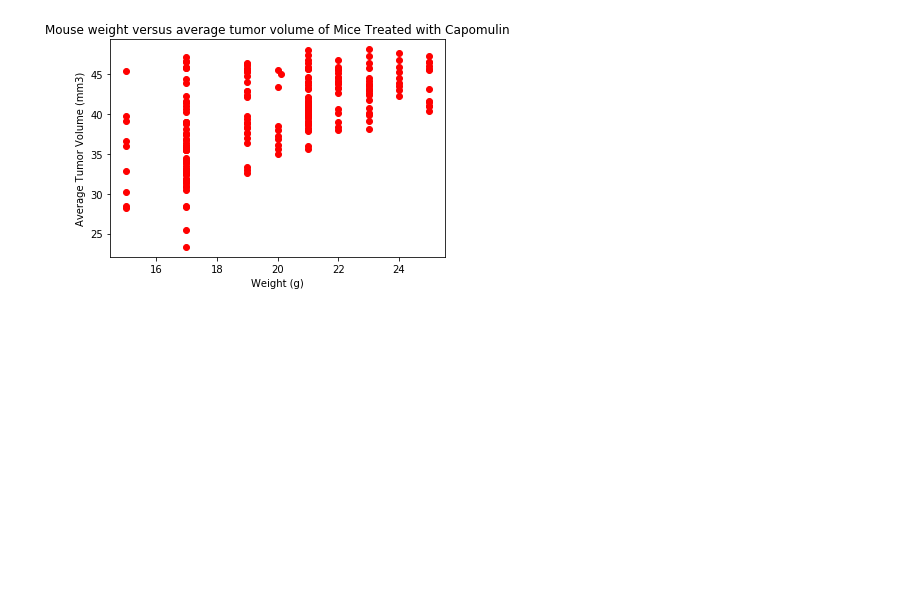
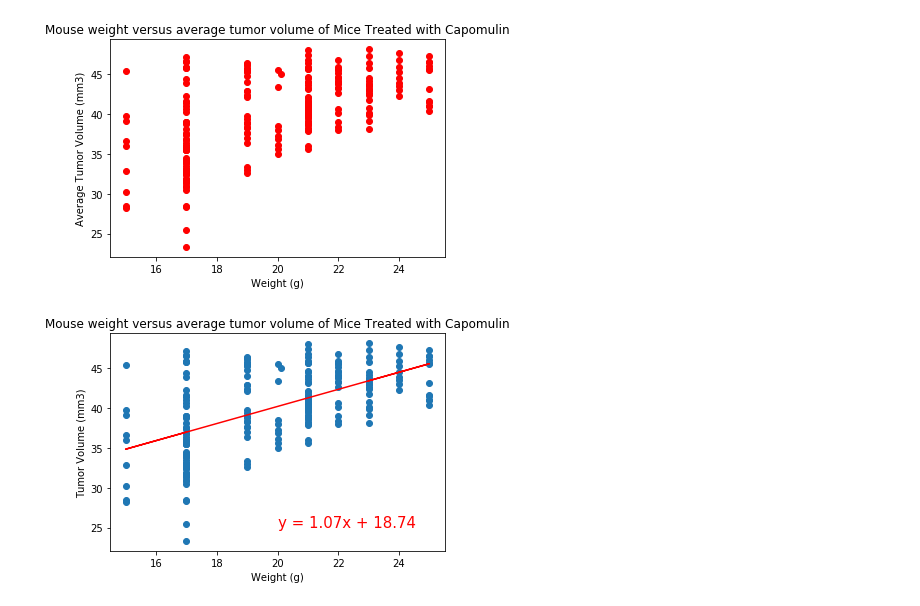
Before and after one commit to Jaquelona/Matplotlib_Challenge, a Jupyter notebook: Pymaceuticals/pymaceuticals_starter.ipynb, the cells around one changed output. Drawn from its saved outputs; the diff is of its cells as text; code cells hidden in the pictures; blank space fills up the shorter version.

```diff
--- a/Pymaceuticals/pymaceuticals_starter.ipynb
+++ b/Pymaceuticals/pymaceuticals_starter.ipynb
@@ -282,16 +282,19 @@ plt.show()
 # %%
 # Calculate the correlation coefficient and linear regression model for mouse weight and average
 #tumor volume for the Capomulin regimen
 
 # Add the linear regression equation and line to plot
 x_values = capo_weight
 y_values = capo_vol
 (slope, intercept, rvalue, pvalue, stderr) = linregress(x_values, y_values)
 regress_values = x_values * slope + intercept
 line_eq = "y = " + str(round(slope,2)) + "x + " + str(round(intercept,2))
 plt.scatter(x_values,y_values)
 plt.plot(x_values,regress_values,"r-")
-plt.annotate(line_eq,(6,10),fontsize=15,color="red")
-plt.xlabel('Rooms in House')
-plt.ylabel('Median House Prices ($1000)')
+plt.annotate(line_eq,(20,25),fontsize=15,color="red")
+plt.xlabel('Weight (g)')
+plt.ylabel('Tumor Volume (mm3)')
+plt.title("Mouse weight versus average tumor volume of Mice Treated with Capomulin")
 plt.show()
+# %% [output]
+[figure, added]
```
